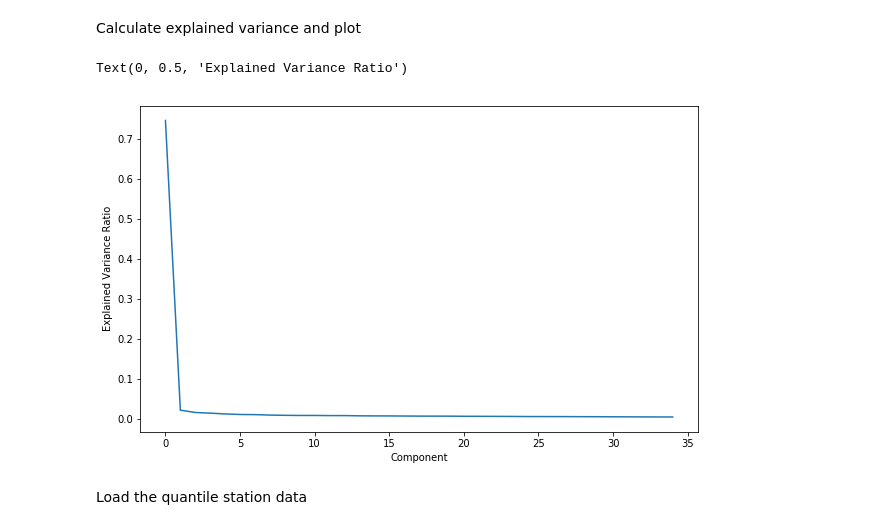
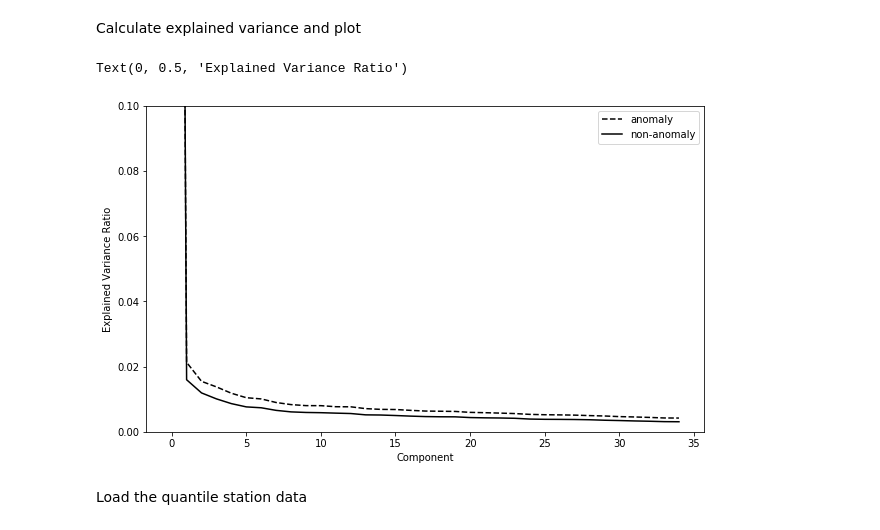
Before and after one commit to pacificclimate/climpyrical, a Jupyter notebook: notebooks/snow.ipynb, the cells around one changed output. Saved outputs shown, nothing was run; the diff lists cells and outputs as text; code cells hidden in the pictures.

Commit message:
Adds non-anomaly line to compare

```diff
--- a/notebooks/snow.ipynb
+++ b/notebooks/snow.ipynb
@@ -31,6 +31,7 @@ dv = 'snw'
 interp_dict = get_interpolation(mask_path, PATH, dv)
 master_idx = interp_dict['idx']
 iens = (interp_dict['iens'][:, master_idx]).T
+oldiens = iens.copy()
 plt.figure(figsize=(10, 6))
 sns.distplot(iens[..., 0])
 plt.title('KDE Distribution of {} Values'.format(dv))
@@ -55,21 +56,30 @@ iens = iens.T
 Perform singular value decomposition
 # %%
 u, s, vT = np.linalg.svd(iens, full_matrices=False)
+uold, sold, vTold = np.linalg.svd(oldiens, full_matrices=False)
+
 del u
 # %% [markdown]
 Calculate explained variance and plot
 # %%
 explained_variance_ratio = [s[i]/np.sum(s) for i in range(s.shape[0])]
 cumulative_variance = np.cumsum(explained_variance_ratio)
+
+oldexplained_variance_ratio = [sold[i]/np.sum(sold) for i in range(sold.shape[0])]
+oldcumulative_variance = np.cumsum(oldexplained_variance_ratio)
+
 component = range(s.shape[0])
 
 plt.figure(figsize=(10, 6))
-plt.plot(component, explained_variance_ratio)
+plt.plot(component, explained_variance_ratio, label='anomaly' , color='black', linestyle='--')
+plt.plot(component, oldexplained_variance_ratio, label='non-anomaly', color='black')
+plt.legend()
+plt.ylim(0, 0.10)
 plt.xlabel('Component')
 plt.ylabel('Explained Variance Ratio')
 # %% [output]
 Text(0, 0.5, 'Explained Variance Ratio')
-[figure, old version]
+[figure, new version]
 # %% [markdown]
 Load the quantile station data
 # %%
```
